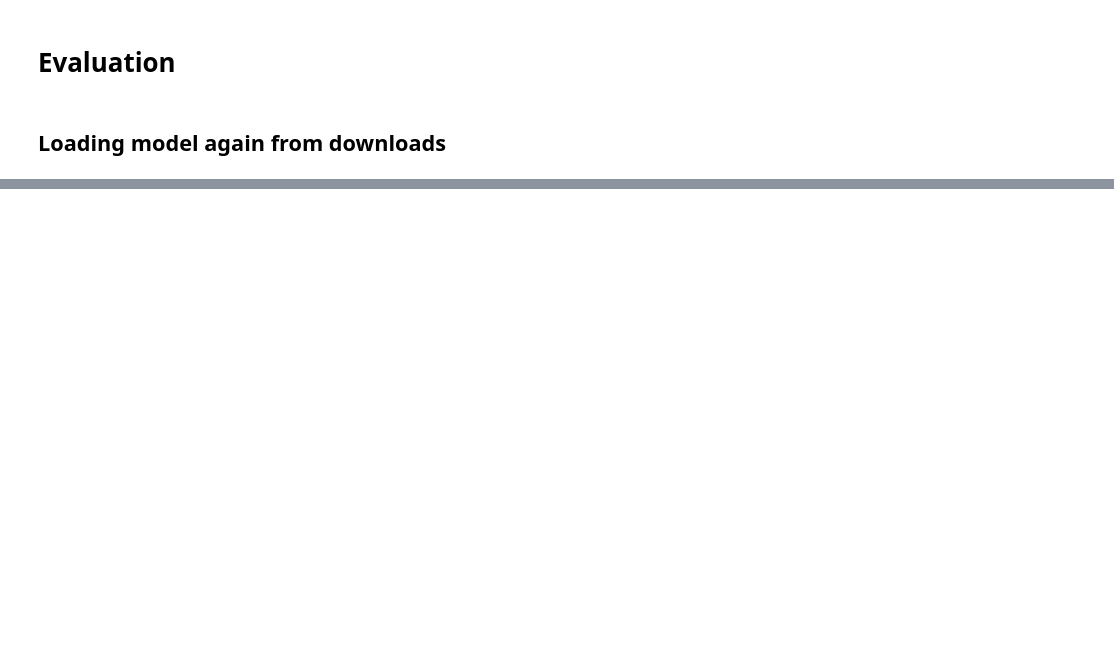
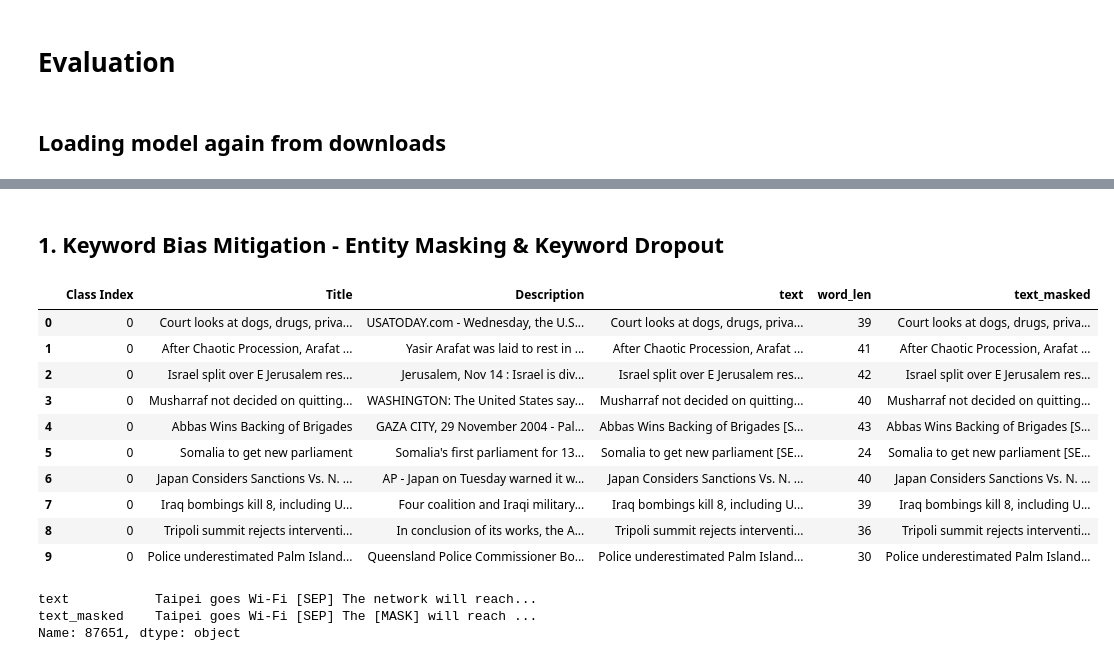
Before and after one commit to MuhammadSafeer786/Multi_Class_News_Text_Classification, a Jupyter notebook: multi-class-news-text-classification.ipynb, the cells around one changed output, grey strips where cells are left out. Drawn from its saved outputs; the diff is of its cells as text; code cells hidden in the pictures; blank space fills up the shorter version.

Commit message:
Kaggle Notebook | Multi_Class_News_Text_Classification | Version 3

```diff
--- a/multi-class-news-text-classification.ipynb
+++ b/multi-class-news-text-classification.ipynb
@@ -561,0 +748,2 @@ writer.close()
+# %% [markdown]
+## 1. Keyword Bias Mitigation - Entity Masking & Keyword Dropout
@@ -561,0 +772,25 @@ writer.close()
+# %%
+def mask_text(text, mask_prob=0.15):
+    text_lower = text.lower()
+
+    for company in TECH_COMPANIES:
+        pattern = re.compile(re.escape(company), re.IGNORECASE)
+        text = pattern.sub("[ORG]", text)
+
+    words = text.split()
+    masked_words = []
+
+    for word in words:
+        clean = re.sub(r'[^\w]', '', word.lower())
+
+        if clean in FINANCIAL_TRIGGERS or clean in TECH_TRIGGERS:
+            if random.random() < mask_prob:
+                masked_words.append("[MASK]")
+            else:
+                masked_words.append(word)
+        else:
+            masked_words.append(word)
+
+    return " ".join(masked_words)
+# %%
+train_df["text_masked"] = train_df["text"].apply(lambda x: mask_text(x, mask_prob=0.15))
@@ -561,0 +811,20 @@ writer.close()
+# %%
+train_df.head(10)
+# %% [output]
+|  | Class Index | Title | Description | text | word_len | text_masked |
+| 0 | 0 | Court looks at dogs, drugs, priva... | USATODAY.com - Wednesday, the U.S... | Court looks at dogs, drugs, priva... | 39 | Court looks at dogs, drugs, priva... |
+| 1 | 0 | After Chaotic Procession, Arafat ... | Yasir Arafat was laid to rest in ... | After Chaotic Procession, Arafat ... | 41 | After Chaotic Procession, Arafat ... |
+| 2 | 0 | Israel split over E Jerusalem res... | Jerusalem, Nov 14 : Israel is div... | Israel split over E Jerusalem res... | 42 | Israel split over E Jerusalem res... |
+| 3 | 0 | Musharraf not decided on quitting... | WASHINGTON: The United States say... | Musharraf not decided on quitting... | 40 | Musharraf not decided on quitting... |
+| 4 | 0 | Abbas Wins Backing of Brigades | GAZA CITY, 29 November 2004 - Pal... | Abbas Wins Backing of Brigades [S... | 43 | Abbas Wins Backing of Brigades [S... |
+| 5 | 0 | Somalia to get new parliament | Somalia's first parliament for 13... | Somalia to get new parliament [SE... | 24 | Somalia to get new parliament [SE... |
+| 6 | 0 | Japan Considers Sanctions Vs. N. ... | AP - Japan on Tuesday warned it w... | Japan Considers Sanctions Vs. N. ... | 40 | Japan Considers Sanctions Vs. N. ... |
+| 7 | 0 | Iraq bombings kill 8, including U... | Four coalition and Iraqi military... | Iraq bombings kill 8, including U... | 39 | Iraq bombings kill 8, including U... |
+| 8 | 0 | Tripoli summit rejects interventi... | In conclusion of its works, the A... | Tripoli summit rejects interventi... | 36 | Tripoli summit rejects interventi... |
+| 9 | 0 | Police underestimated Palm Island... | Queensland Police Commissioner Bo... | Police underestimated Palm Island... | 30 | Police underestimated Palm Island... |
+# %%
+train_df[train_df["Class Index"] == 3][["text", "text_masked"]].iloc[0]
+# %% [output]
+text           Taipei goes Wi-Fi [SEP] The network will reach...
+text_masked    Taipei goes Wi-Fi [SEP] The [MASK] will reach ...
+Name: 87651, dtype: object
```
Also changed, not shown: parts of 39 cells of this notebook.
